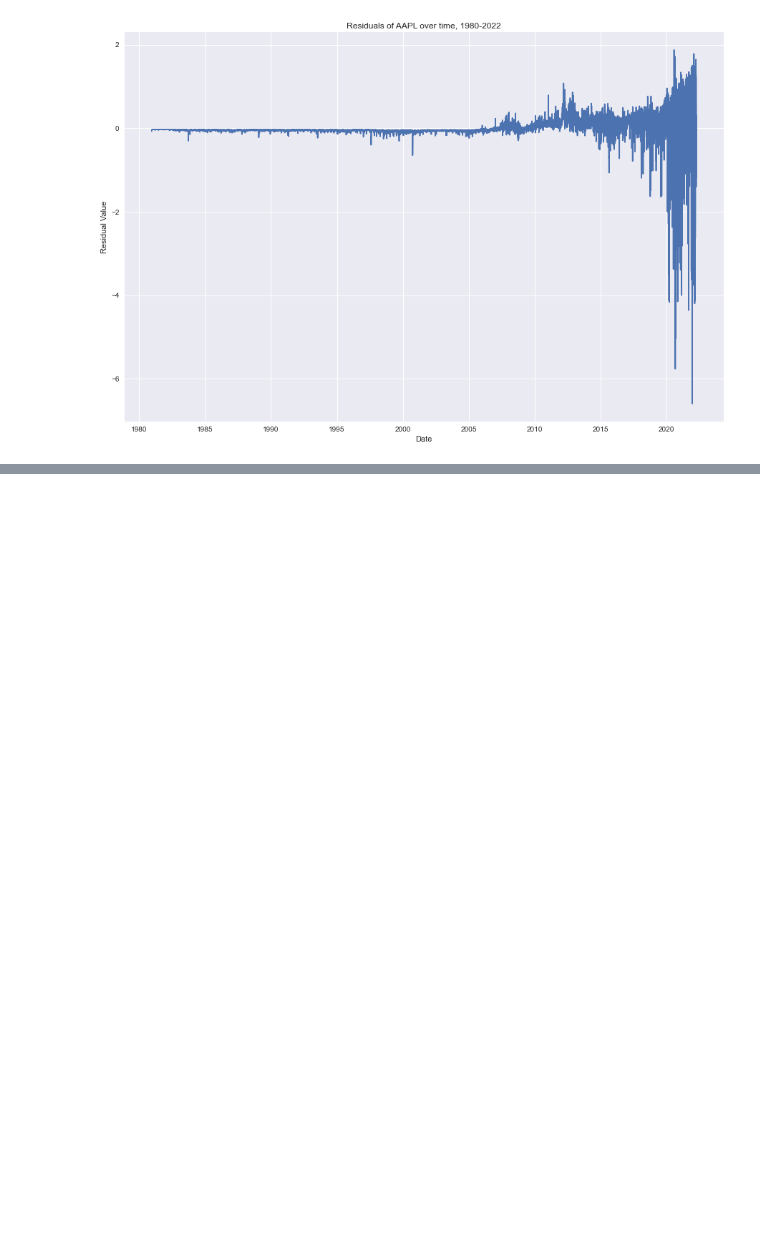
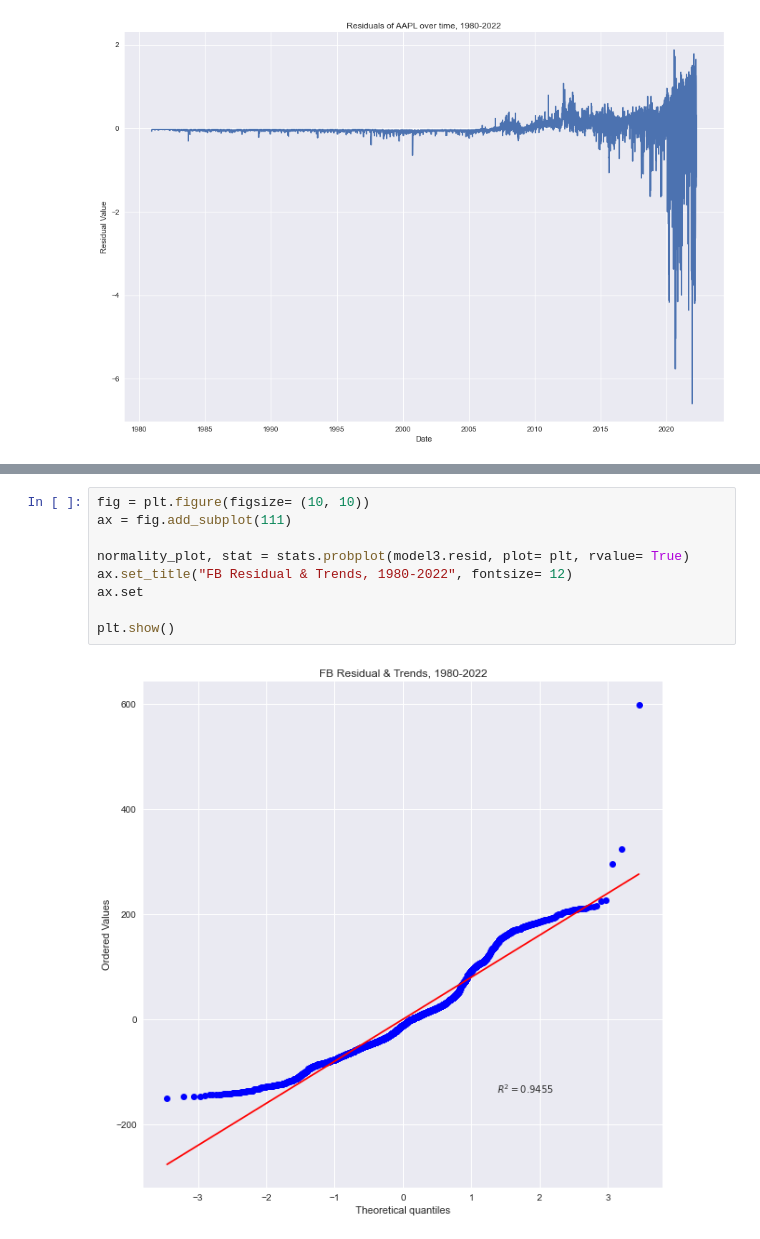
Before and after one commit to matthewjchin/toptechstocks, a Jupyter notebook: tech_stocks_analysis.ipynb, the cells around one changed output, grey strips where cells are left out. Saved outputs shown, nothing was run; the diff lists cells and outputs as text; blank space fills up the shorter version.

```diff
--- a/tech_stocks_analysis.ipynb
+++ b/tech_stocks_analysis.ipynb
@@ -669,0 +681,11 @@ plt.show()
+# %%
+fig = plt.figure(figsize= (10, 10))
+ax = fig.add_subplot(111)
+
+normality_plot, stat = stats.probplot(model3.resid, plot= plt, rvalue= True)
+ax.set_title("FB Residual & Trends, 1980-2022", fontsize= 12)
+ax.set
+
+plt.show()
+# %% [output]
+[figure, added]
```
Also changed, not shown: parts of 5 cells of this notebook.
